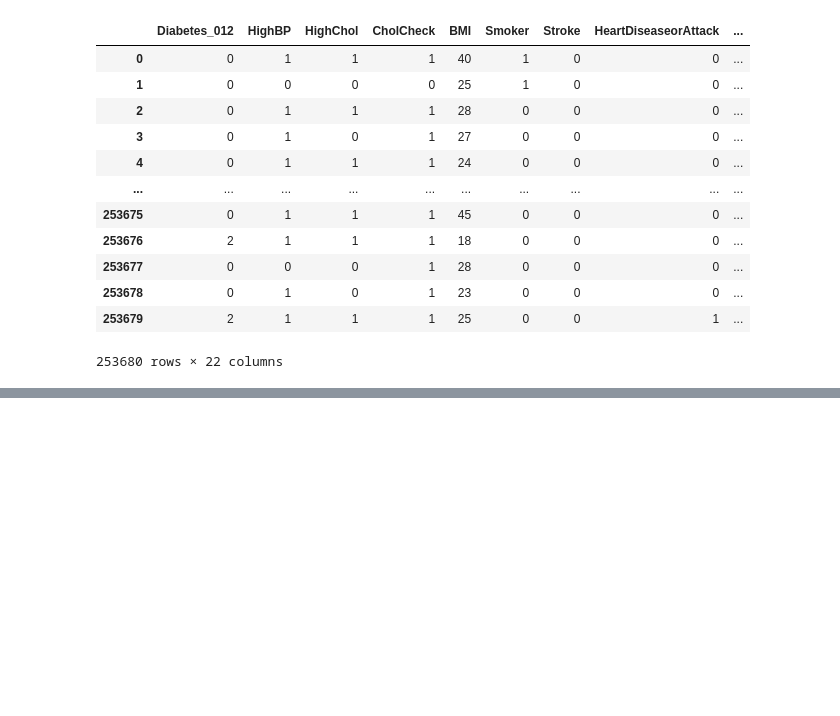
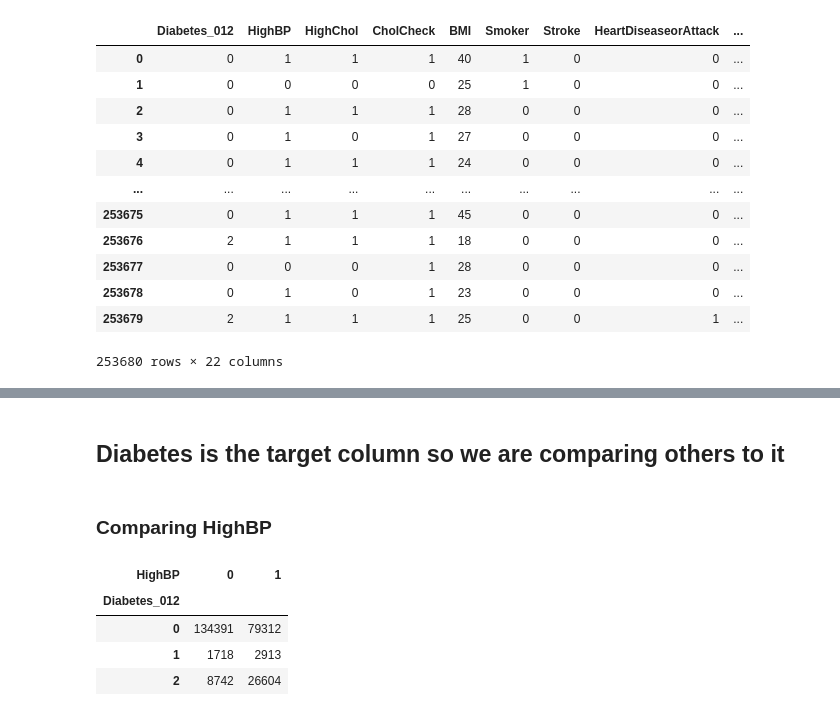
Before and after one commit to albertodavincishekhawat/BasicMachineLearning, a Jupyter notebook: ML.ipynb, the cells around one changed output, grey strips where cells are left out. Saved outputs shown, nothing was run; the diff lists cells and outputs as text; code cells hidden in the pictures; blank space fills up the shorter version.

```diff
--- a/ML.ipynb
+++ b/ML.ipynb
@@ -189,0 +248,12 @@ Income scale (INCOME2 see codebook) scale 1-8 1 = less than $10,000 5 = less tha
+# %% [markdown]
+## Diabetes is the target column so we are comparing others to it
+# %% [markdown]
+### Comparing HighBP
+# %%
+pd.crosstab(df['Diabetes_012'],df['HighBP'])
+# %% [output]
+| HighBP | 0 | 1 |
+| Diabetes_012 |  |  |
+| 0 | 134391 | 79312 |
+| 1 | 1718 | 2913 |
+| 2 | 8742 | 26604 |
```
Also changed, not shown: parts of 11 cells of this notebook.
